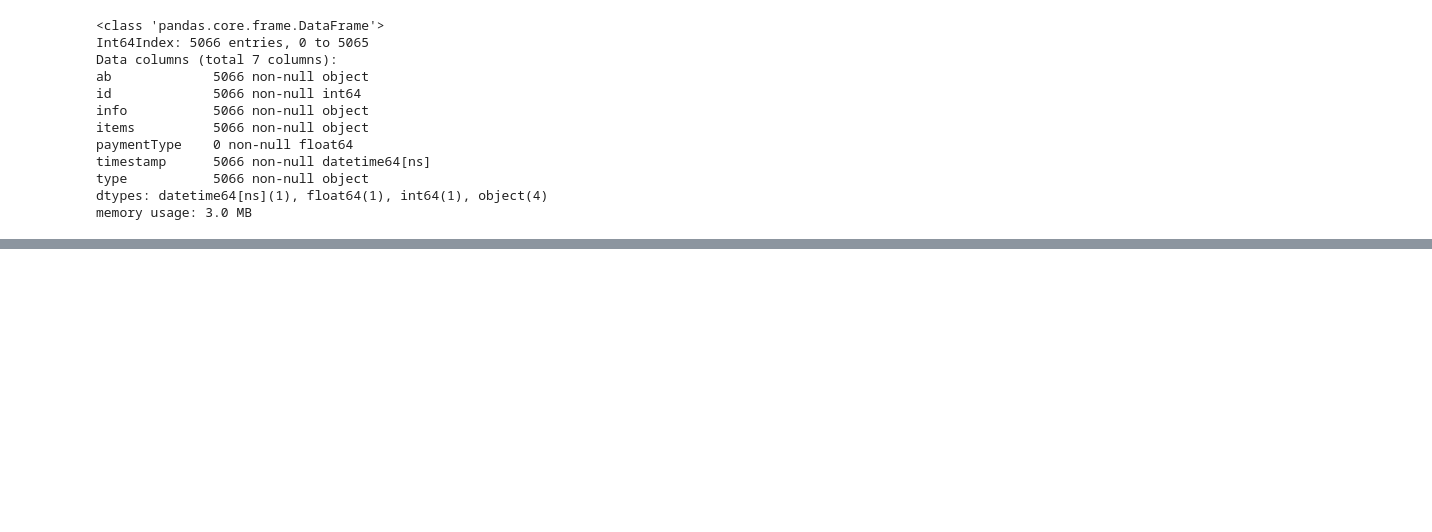
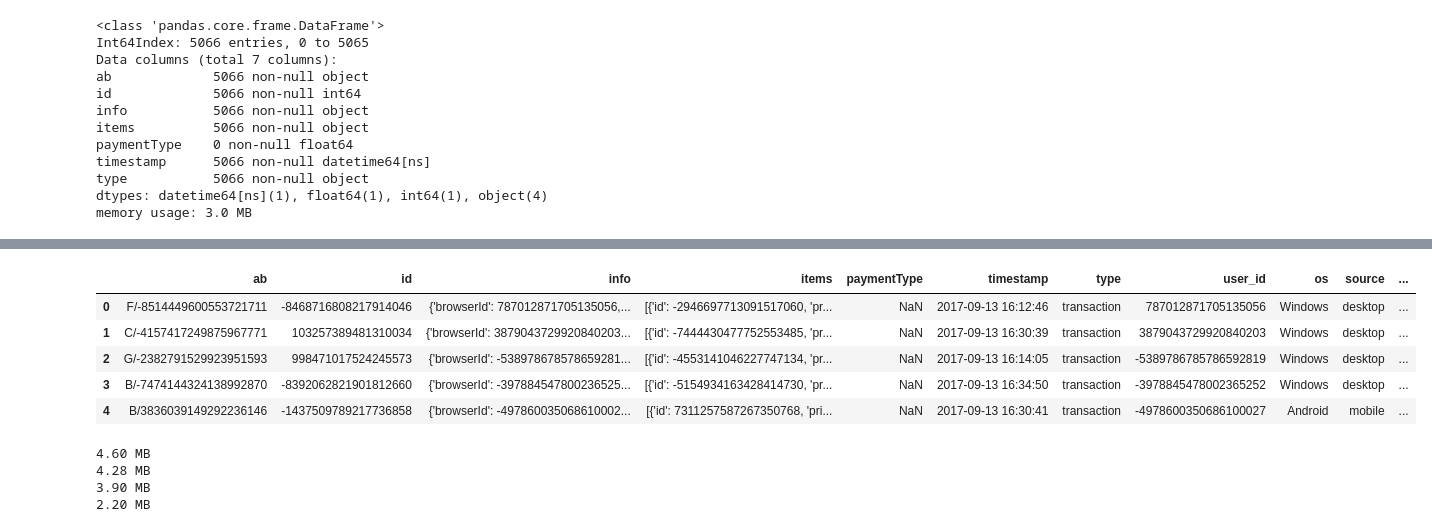
Before and after one commit to bjuncklaus/Chaordic_Challenge, a Jupyter notebook: challenge.ipynb, the cells around one changed output, grey strips where cells are left out. Cells and saved outputs as stored; diff of their text form; code cells hidden in the pictures; blank space fills up the shorter version.

```diff
--- a/challenge.ipynb
+++ b/challenge.ipynb
@@ -720,0 +748,22 @@ memory usage: 3.0 MB
+# %%
+df_transactions.head()
+# %% [output]
+|  | ab | id | info | items | paymentType | timestamp | type | user_id | os | source | ... |
+| 0 | F/-8514449600553721711 | -8468716808217914046 | {'browserId': 787012871705135056,... | [{'id': -2946697713091517060, 'pr... | NaN | 2017-09-13 16:12:46 | transaction | 787012871705135056 | Windows | desktop | ... |
+| 1 | C/-4157417249875967771 | 103257389481310034 | {'browserId': 3879043729920840203... | [{'id': -7444430477752553485, 'pr... | NaN | 2017-09-13 16:30:39 | transaction | 3879043729920840203 | Windows | desktop | ... |
+| 2 | G/-2382791529923951593 | 998471017524245573 | {'browserId': -538978678578659281... | [{'id': -4553141046227747134, 'pr... | NaN | 2017-09-13 16:14:05 | transaction | -5389786785786592819 | Windows | desktop | ... |
+| 3 | B/-7474144324138992870 | -8392062821901812660 | {'browserId': -397884547800236525... | [{'id': -5154934163428414730, 'pr... | NaN | 2017-09-13 16:34:50 | transaction | -3978845478002365252 | Windows | desktop | ... |
+| 4 | B/3836039149292236146 | -1437509789217736858 | {'browserId': -497860035068610002... | [{'id': 7311257587267350768, 'pri... | NaN | 2017-09-13 16:30:41 | transaction | -4978600350686100027 | Android | mobile | ... |
+# %%
+print(mem_usage(df_transactions))
+df_transactions.drop('type', axis=1, inplace=True)
+print(mem_usage(df_transactions))
+df_transactions.drop('ab', axis=1, inplace=True)
+print(mem_usage(df_transactions))
+df_transactions.drop('info', axis=1, inplace=True)
+print(mem_usage(df_transactions))
+# %% [output]
+4.60 MB
+4.28 MB
+3.90 MB
+2.20 MB
```
Also changed, not shown: parts of 11 cells of this notebook.
